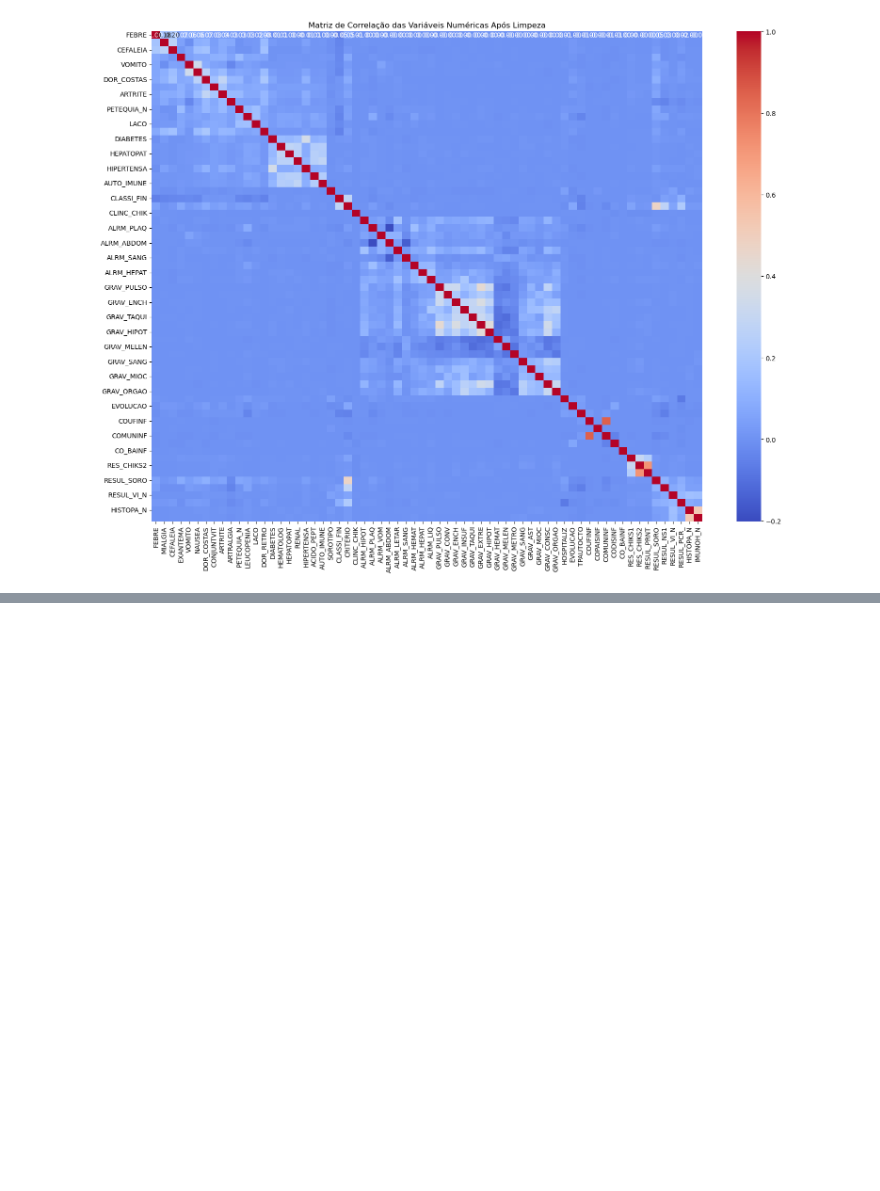
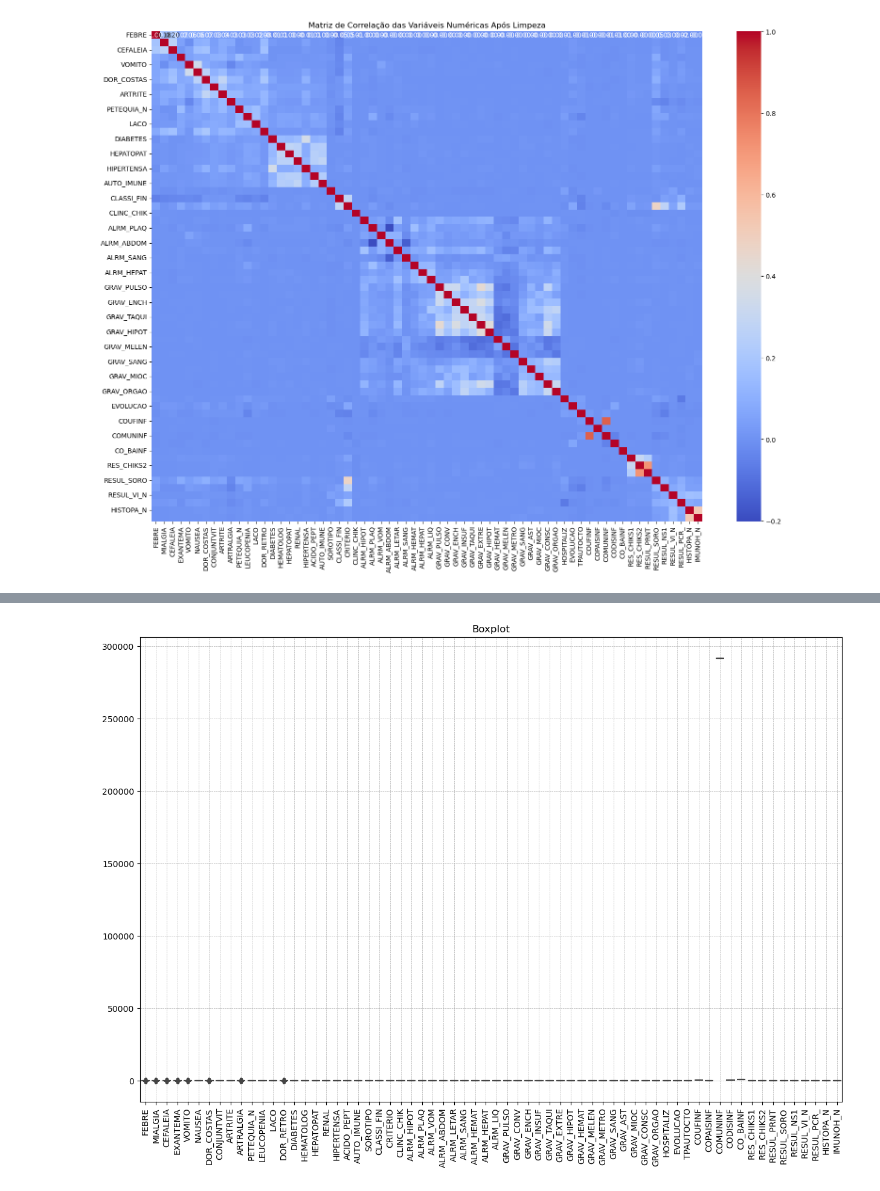
Before and after one commit to joj08066/PreprocessingACCSADML, a Jupyter notebook: preprocessamento.ipynb, the cells around one changed output, grey strips where cells are left out. Drawn from its saved outputs; the diff is of its cells as text; code cells hidden in the pictures; blank space fills up the shorter version.

```diff
--- a/preprocessamento.ipynb
+++ b/preprocessamento.ipynb
@@ -490,0 +517,10 @@ plt.show()
+# %%
+nomes_colunas = list(novabase_numerica)
+for colunas in nomes_colunas[1:]:
+    for x in [colunas]:
+        q75,q25 = np.percentile(novabase_numerica.loc[:,x],[75,25])
+        intr_qr = q75-q25
+        max = q75+(1.5*intr_qr)
+        min = q25-(1.5*intr_qr)
+        novabase_numerica.loc[novabase_numerica[x] < min,x] = np.nan
+        novabase_numerica.loc[novabase_numerica[x] > max,x] = np.nan
@@ -490,0 +588,10 @@ plt.show()
+# %%
+plt.figure(figsize=(15, 10))
+sns.boxplot(data= novabase_numerica)
+plt.xticks(rotation=90)
+plt.title('Boxplot')
+plt.grid(True, linestyle='--', linewidth=0.5)
+plt.xticks(rotation=90)
+plt.show()
+# %% [output]
+[figure, added]
```
Also changed, not shown: parts of 12 cells of this notebook.
